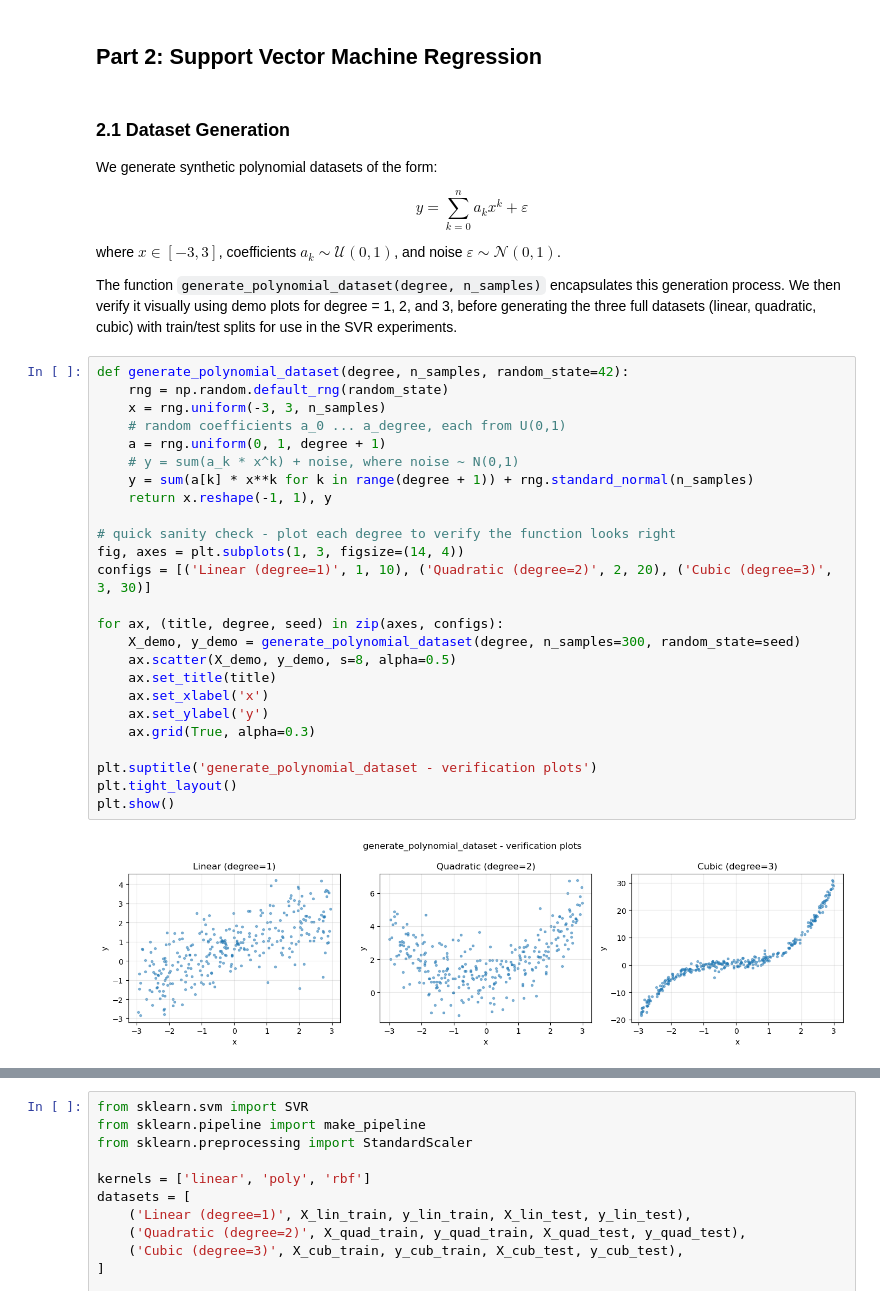
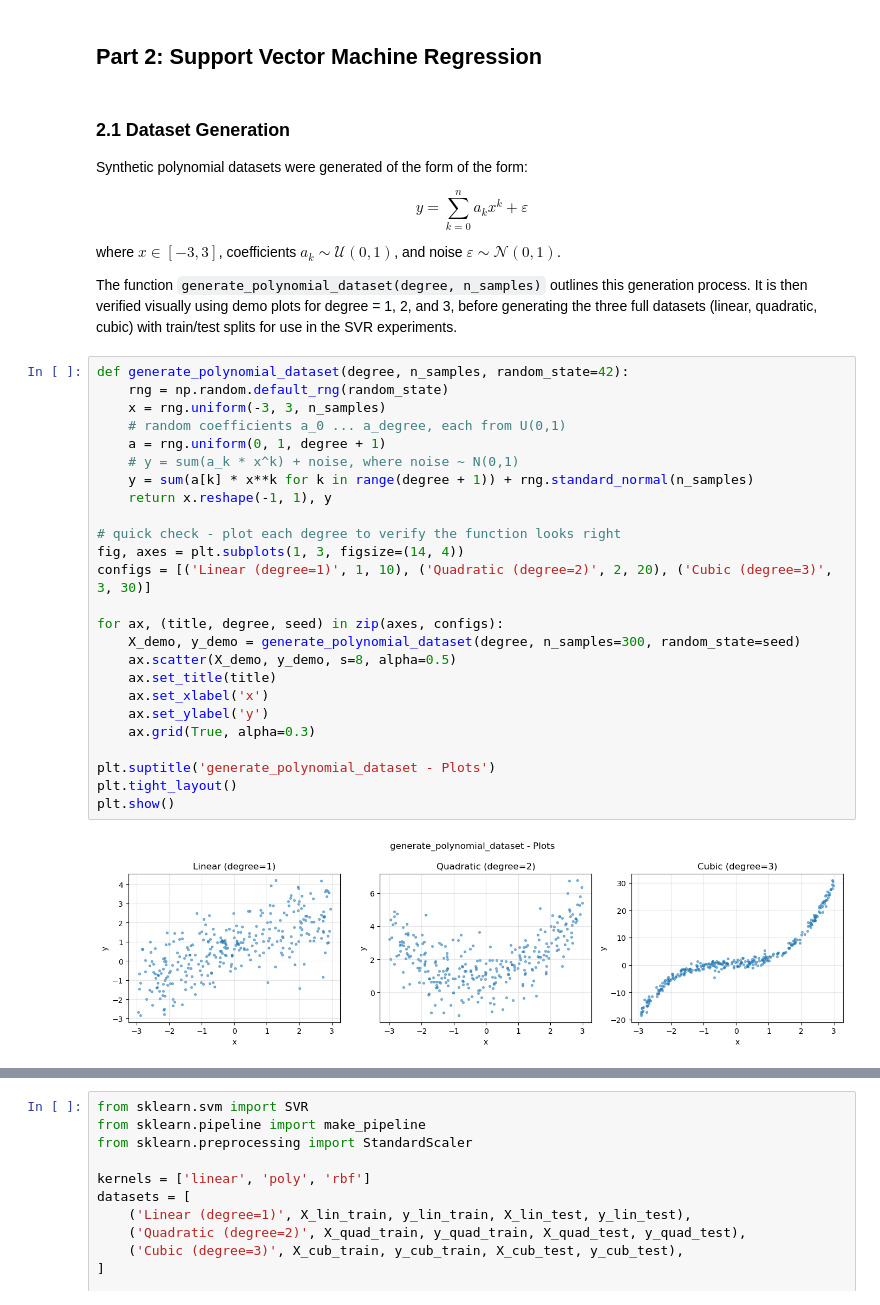
Before and after one commit to James-Wigfield/CITS5508-assignment-1, a Jupyter notebook: 23334375_assignment_1.ipynb, the cells around one changed output, grey strips where cells are left out. Drawn from its saved outputs; the diff is of its cells as text.

```diff
--- a/23334375_assignment_1.ipynb
+++ b/23334375_assignment_1.ipynb
@@ -384,37 +446,37 @@ print(classification_report(y_test, sklearn_model.predict(X_test_norm), digits=4
 # %% [markdown]
 ### 2.1 Dataset Generation
 
-We generate synthetic polynomial datasets of the form:
+Synthetic polynomial datasets were generated of the form of the form:
 
 $$y = \sum_{k=0}^{n} a_k x^k + \varepsilon$$
 
 where $x \in [-3, 3]$, coefficients $a_k \sim \mathcal{U}(0, 1)$, and noise $\varepsilon \sim \mathcal{N}(0, 1)$.
 
-The function `generate_polynomial_dataset(degree, n_samples)` encapsulates this generation process. We then verify it visually using demo plots for degree = 1, 2, and 3, before generating the three full datasets (linear, quadratic, cubic) with train/test splits for use in the SVR experiments.
+The function `generate_polynomial_dataset(degree, n_samples)` outlines this generation process. It is then verified visually using demo plots for degree = 1, 2, and 3, before generating the three full datasets (linear, quadratic, cubic) with train/test splits for use in the SVR experiments.
 # %%
 def generate_polynomial_dataset(degree, n_samples, random_state=42):
     rng = np.random.default_rng(random_state)
     x = rng.uniform(-3, 3, n_samples)
     # random coefficients a_0 ... a_degree, each from U(0,1)
     a = rng.uniform(0, 1, degree + 1)
     # y = sum(a_k * x^k) + noise, where noise ~ N(0,1)
     y = sum(a[k] * x**k for k in range(degree + 1)) + rng.standard_normal(n_samples)
     return x.reshape(-1, 1), y
 
-# quick sanity check - plot each degree to verify the function looks right
+# quick check - plot each degree to verify the function looks right
 fig, axes = plt.subplots(1, 3, figsize=(14, 4))
 configs = [('Linear (degree=1)', 1, 10), ('Quadratic (degree=2)', 2, 20), ('Cubic (degree=3)', 3, 30)]
 
 for ax, (title, degree, seed) in zip(axes, configs):
     X_demo, y_demo = generate_polynomial_dataset(degree, n_samples=300, random_state=seed)
     ax.scatter(X_demo, y_demo, s=8, alpha=0.5)
     ax.set_title(title)
     ax.set_xlabel('x')
     ax.set_ylabel('y')
     ax.grid(True, alpha=0.3)
 
-plt.suptitle('generate_polynomial_dataset - verification plots')
+plt.suptitle('generate_polynomial_dataset - Plots')
 plt.tight_layout()
 plt.show()
 # %% [output]
-[figure, old version]
+[figure, new version]
```
Also changed, not shown: parts of 21 cells of this notebook, 5 other files.
